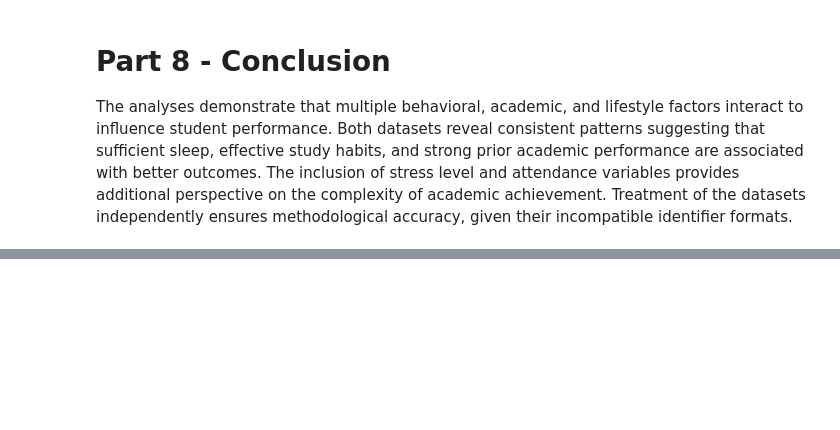
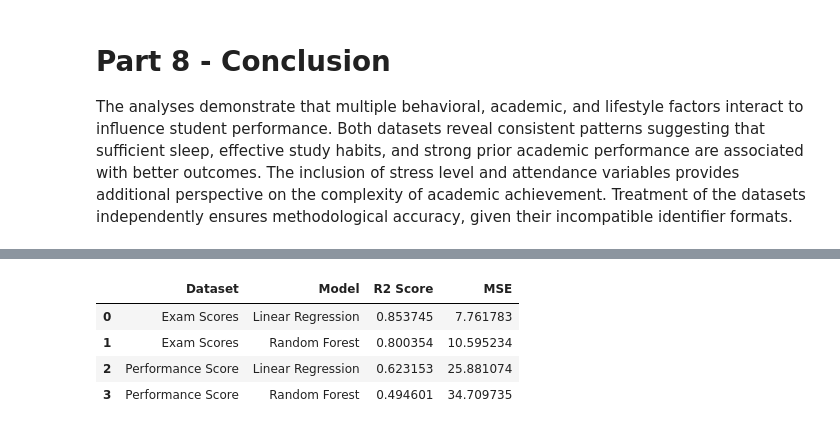
Before and after one commit to asligokmen/DSA210_Project, a Jupyter notebook: AslıGökmen-DSA210-Analysis.ipynb, the cells around one changed output, grey strips where cells are left out. Cells and saved outputs as stored; diff of their text form; code cells hidden in the pictures; blank space fills up the shorter version.

```diff
--- a/AslıGökmen-DSA210-Analysis.ipynb
+++ b/AslıGökmen-DSA210-Analysis.ipynb
@@ -307,0 +473,17 @@ Treatment of the datasets independently ensures methodological accuracy, given t
+# %%
+# Creating summary table to compare ML model performance across both datasets and displaying R^2 and MSE values for Linear Regression and Random Forest models
+
+ml_summary = pd.DataFrame({
+    "Dataset": ["Exam Scores", "Exam Scores", "Performance Score", "Performance Score"],
+    "Model": ["Linear Regression", "Random Forest", "Linear Regression", "Random Forest"],
+    "R2 Score": [r2_lr, r2_rf, r2_lr2, r2_rf2],
+    "MSE": [mse_lr, mse_rf, mse_lr2, mse_rf2]
+})
+
+ml_summary
+# %% [output]
+|  | Dataset | Model | R2 Score | MSE |
+| 0 | Exam Scores | Linear Regression | 0.853745 | 7.761783 |
+| 1 | Exam Scores | Random Forest | 0.800354 | 10.595234 |
+| 2 | Performance Score | Linear Regression | 0.623153 | 25.881074 |
+| 3 | Performance Score | Random Forest | 0.494601 | 34.709735 |
```
Also changed, not shown: parts of 18 cells of this notebook.
